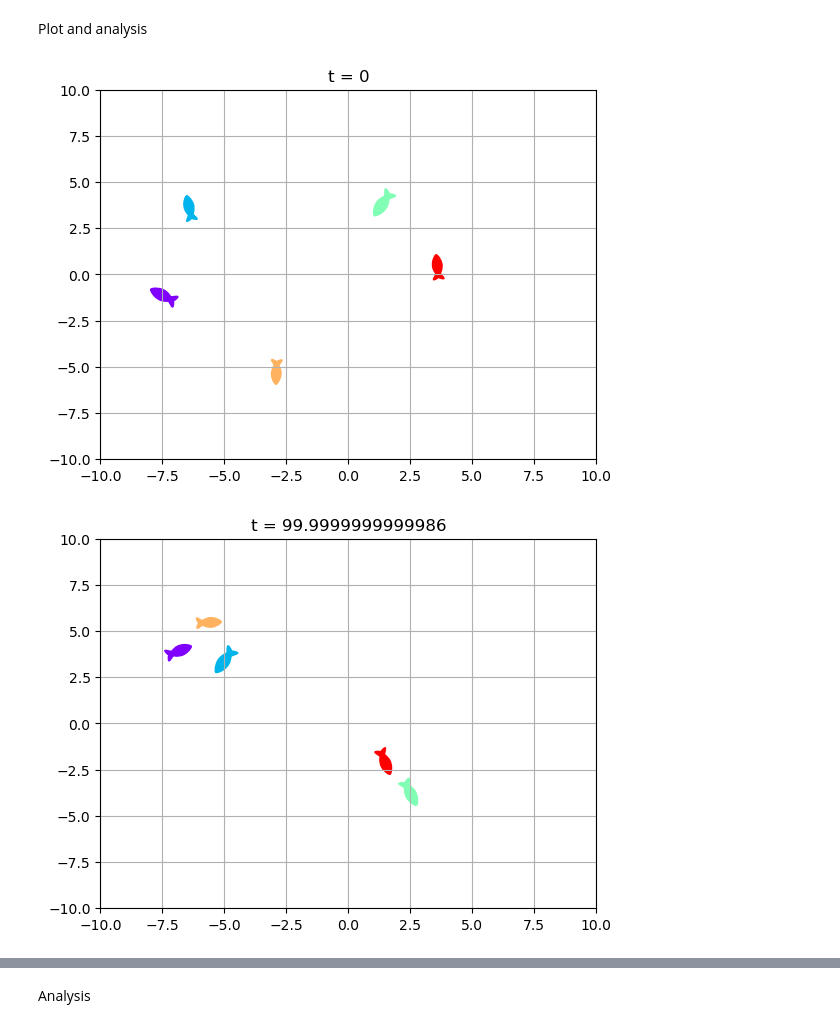
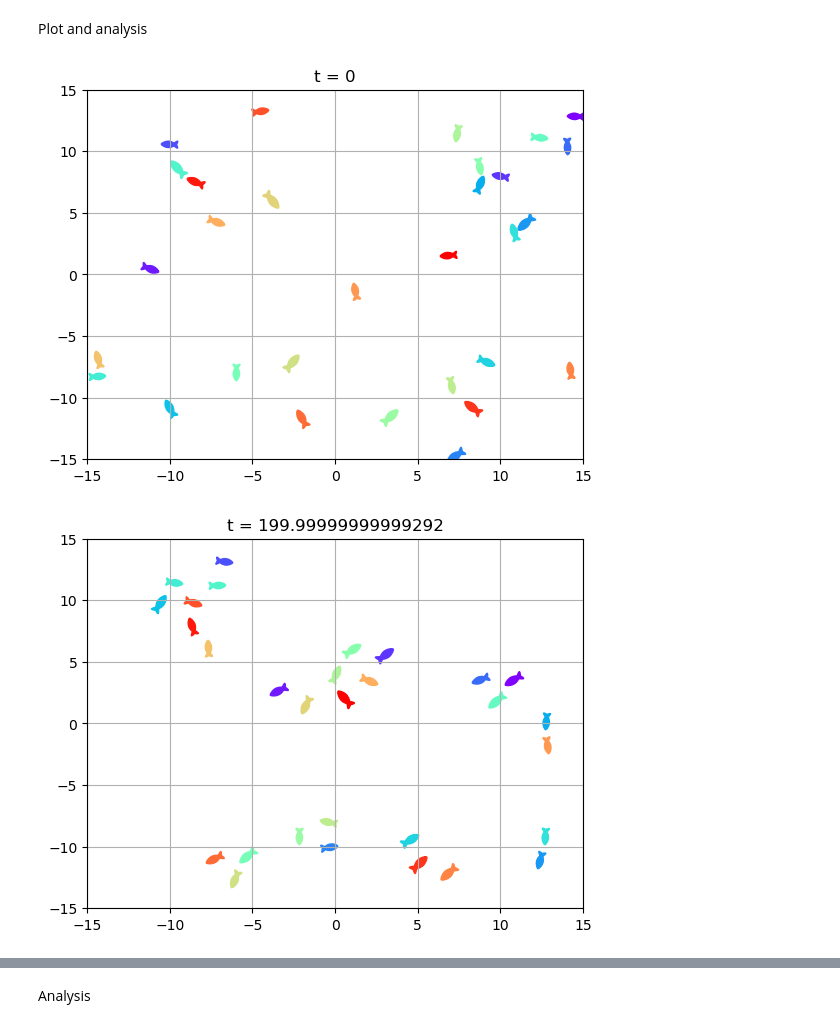
Before and after one commit to Bobomoto/PHYS250-Final-Project, a Jupyter notebook: Finalproject.ipynb, the cells around one changed output, grey strips where cells are left out. Saved outputs shown, nothing was run; the diff lists cells and outputs as text; code cells hidden in the pictures.

```diff
--- a/Finalproject.ipynb
+++ b/Finalproject.ipynb
@@ -277,24 +277,24 @@ def plot(coords, radorientations, viewrange = (-50,50), title = '', fishmarker =
     ax.grid()
     plt.plot()
 # %%
-numiterations = 1000
-poolrange = 20 #poolrange/2 is the length of each side
-initcoordmax = 10 #essentially initial density
-numfish = 5
+numiterations = 2000
+poolrange = 30 #poolrange/2 is the length of each side
+initcoordmax = 15 #essentially initial density
+numfish = 30
 inittime = 0
 positionarray = []
 
 pos, motorientations, motspeeds, motvelocity = initialize(numfish, initcoordmax)
 plot(pos, motorientations, viewrange = (-poolrange/2,poolrange/2), title = 't = 0')
 
 for i in np.arange(numiterations):
     pos, motorientations, motspeeds, motvelocity, inittime = updatefish(pos, motorientations, motspeeds, motvelocity, time = inittime, arenarange = poolrange)
     positionarray.append(copy.deepcopy(pos))
 
 plot(pos, motorientations, viewrange = (-poolrange/2,poolrange/2), title = f't = {inittime}')
 # %% [output]
-[figure, old version]
+[figure, new version]
-[figure, old version]
+[figure, new version]
 # %%
 fig, ax = plt.subplots()
 
```
Also changed, not shown: parts of 2 cells of this notebook.
